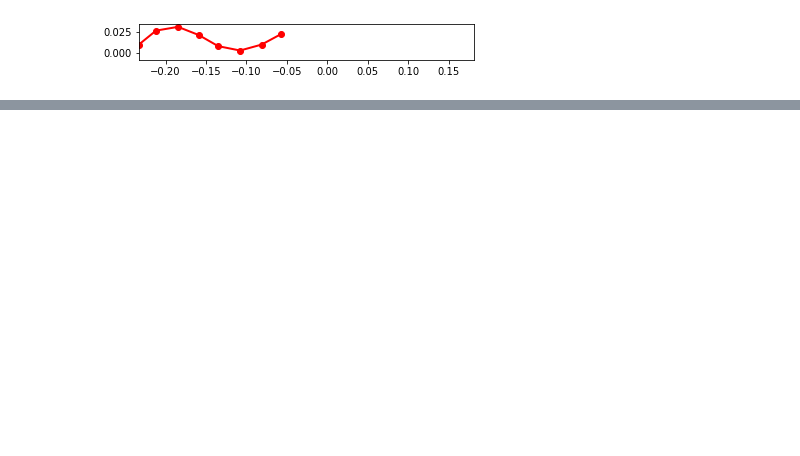
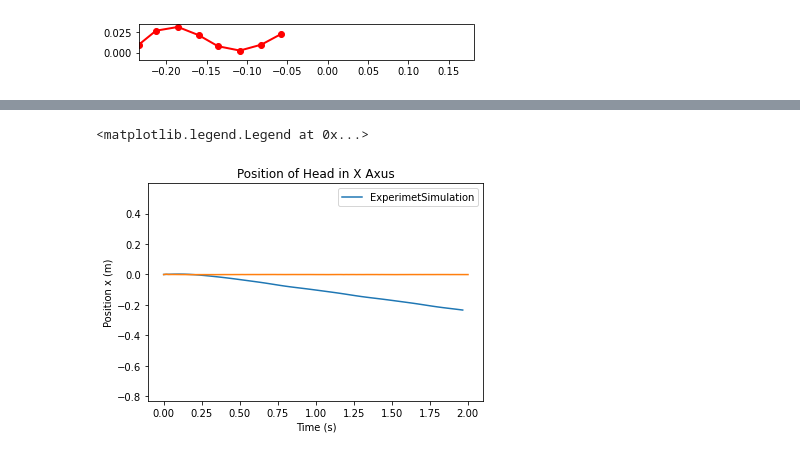
Before and after one commit to AniIOT/Foldable_Robotics_Project, a Jupyter notebook: 04_Software/03_Anson/Length_Constrained_Dynamics_Optimization_Segment_Area.ipynb, the cells around one changed output, grey strips where cells are left out. Drawn from its saved outputs; the diff is of its cells as text; code cells hidden in the pictures; blank space fills up the shorter version.

```diff
--- a/04_Software/03_Anson/Length_Constrained_Dynamics_Optimization_Segment_Area.ipynb
+++ b/04_Software/03_Anson/Length_Constrained_Dynamics_Optimization_Segment_Area.ipynb
@@ -504,0 +489,17 @@ print(linear_disp)
+# %%
+#Plots of Simulation Vs Data
+
+#import test data and convert to numPy arrays
+data = pd.read_excel(r'Link_Data.xlsx')
+df = data.to_numpy()
+
+fig = plt.figure()
+plt.plot(t,y[:,0,0],df[:,0],df[:,1])
+plt.axis('equal')
+plt.title('Position of Head in X Axus')
+plt.xlabel('Time (s)')
+plt.ylabel('Position x (m)')
+plt.legend(['Experimet' 'Simulation'])
+# %% [output]
+<matplotlib.legend.Legend at 0x...>
+[figure, added]
```
Also changed, not shown: parts of 7 cells of this notebook, 10 other files.
